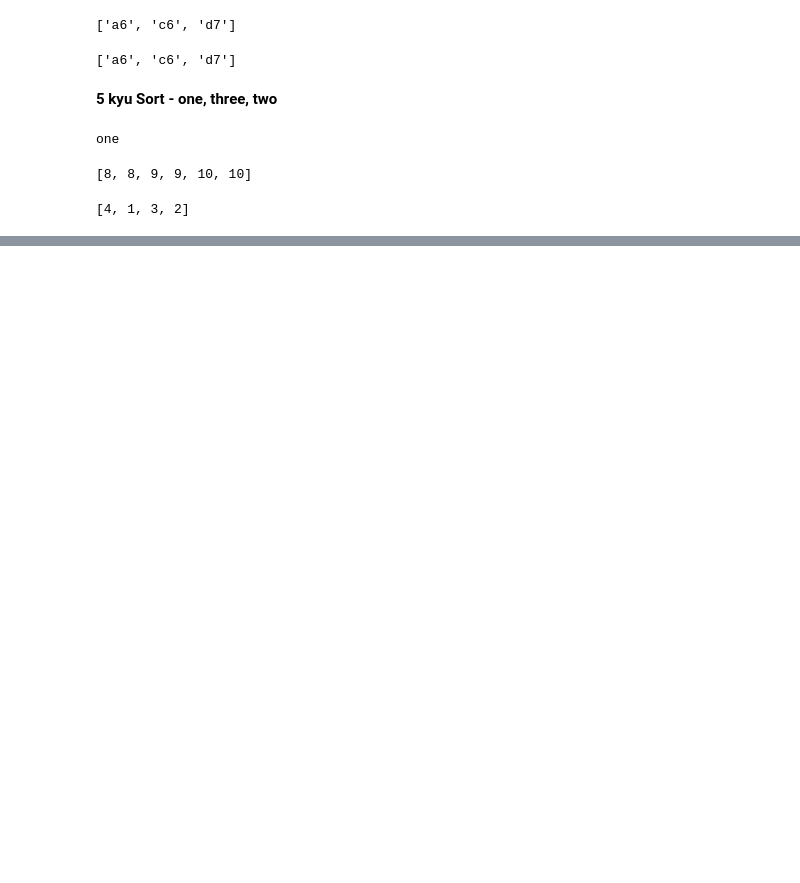
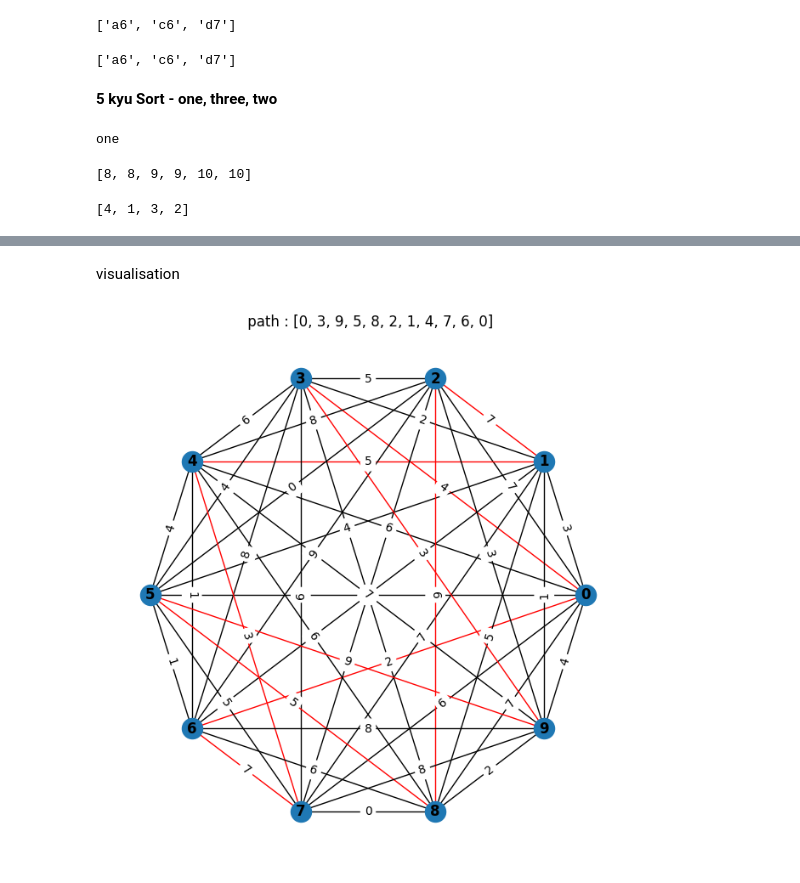
Before and after one commit to nassim1014/CodeWars-Algo-Sol, a Jupyter notebook: Code_Wars.ipynb, the cells around one changed output, grey strips where cells are left out. Saved outputs shown, nothing was run; the diff lists cells and outputs as text; code cells hidden in the pictures; blank space fills up the shorter version.

```diff
--- a/Code_Wars.ipynb
+++ b/Code_Wars.ipynb
@@ -381,0 +470,38 @@ sort_by_name([1, 2, 3, 4]) #, [4, 1, 3, 2])
+# %% [markdown]
+visualisation
+# %%
+import networkx as nx
+import matplotlib.pyplot as plt
+
+def draw_graph(graph,critical_path) :
+    # Create a graph object
+    G = nx.Graph()
+
+    # Add nodes and edges to the graph
+    for i in range(len(graph)):
+        G.add_node(i)
+        for j in range(i + 1, len(graph[i])):
+            G.add_edge(i, j, weight=graph[i][j])
+
+    # Draw the graph with circular layout
+    pos = nx.circular_layout(G)
+    labels = nx.get_edge_attributes(G, 'weight')
+
+    # Highlight critical path edges
+    edge_colors = ['red' if (u, v) in zip(critical_path, critical_path[1:]) or (v, u) in zip(critical_path, critical_path[1:]) else 'black' for u, v in G.edges]
+
+    # Set a larger figure size
+    plt.figure(figsize=(8, 8))
+    plt.title(f" path : {critical_path}")
+
+    # Draw nodes and edges
+    nx.draw(G, pos, with_labels=True, font_weight='bold', edge_color=edge_colors)
+    nx.draw_networkx_edge_labels(G, pos, edge_labels=labels)
+
+    # Display the plot
+    plt.show()
+# %%
+tsp_path = TSP(graph_matrix)
+draw_graph(graph_matrix,tsp_path)
+# %% [output]
+[figure, added]
```
Also changed, not shown: parts of 5 cells of this notebook.
